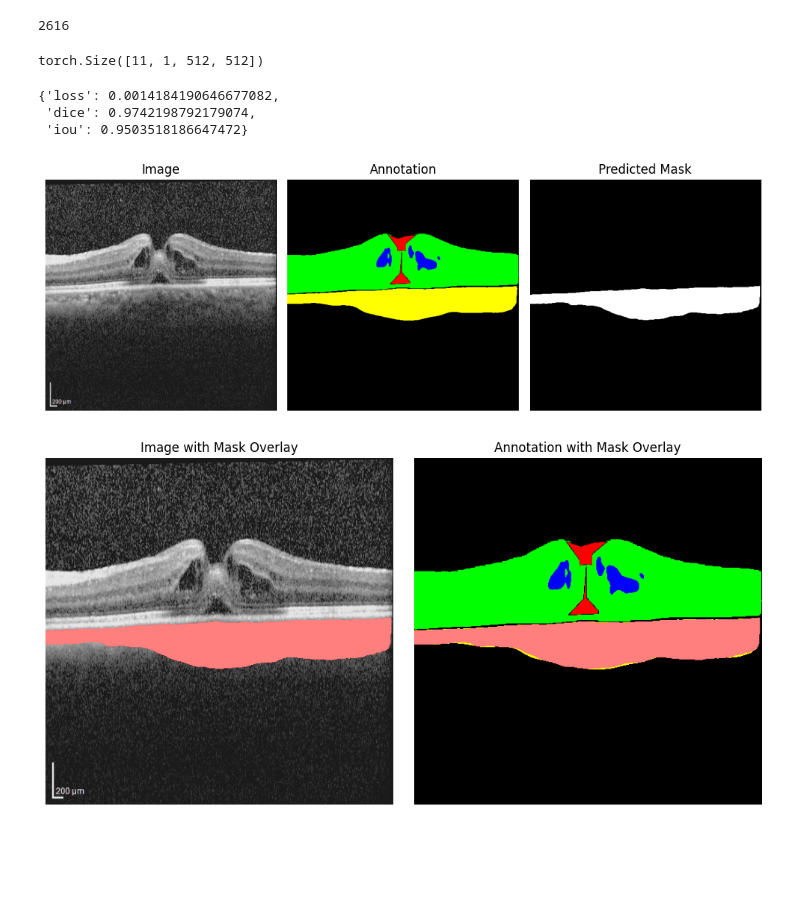
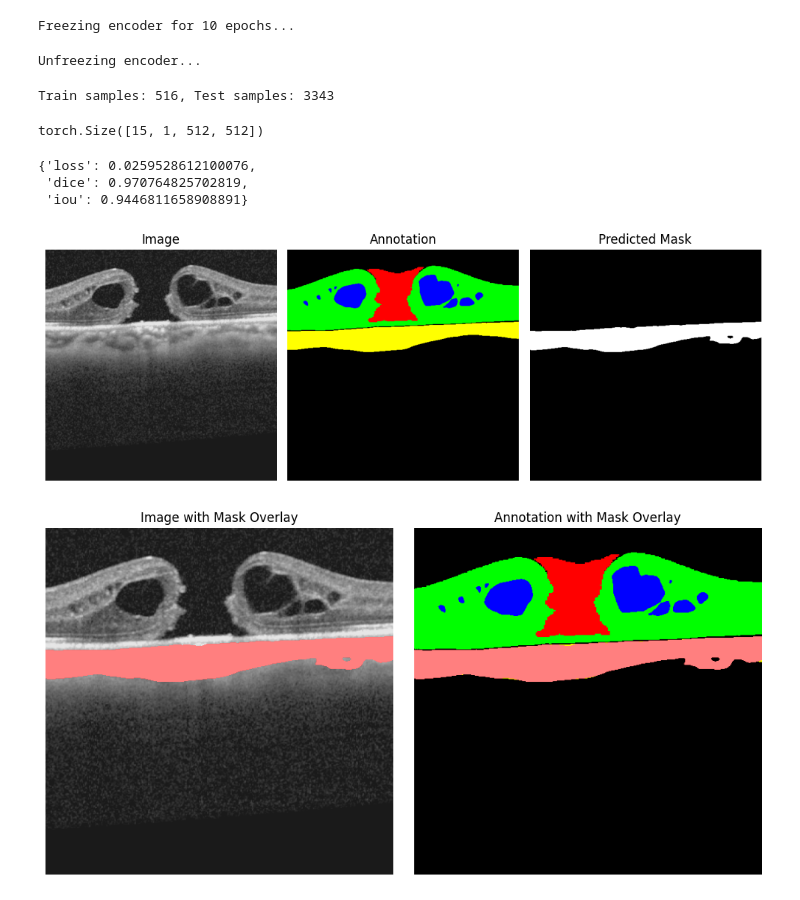
Before and after one commit to Arueris/Segmentation, a Jupyter notebook: train.ipynb, the cells around one changed output. Saved outputs shown, nothing was run; the diff lists cells and outputs as text; code cells hidden in the pictures; blank space fills up the shorter version.

```diff
--- a/train.ipynb
+++ b/train.ipynb
@@ -1,16 +1,18 @@
 # %%
 # model hyperparameter
-arch = "deeplabv3+"
+arch = "unet"
 encoder_name = "efficientnet-b0"
 encoder_weights = None
+encoder_weights_path = None # rf"trained_models/encoder_models/pretrained_{encoder_name}_oct.pth"
 
 # training hyperparameter
 batch_size = 16
+freeze_encoder_epochs = 0
 num_epochs = 20
 
 #dataset hyperparameter
 dataset_path = r"datasets/OCTDatasetOIMHS"
-train_portion = 0.7
+train_portion = 0.15
 augment = True
 max_rotate_deg = 0
 normalize = "none"
@@ -50,7 +52,8 @@ myModel = model.build_smp_model(
     encoder_weights=encoder_weights,
     in_channels=1,
     classes=1,
-    activation=None
+    activation=None,
+    encoder_weight_path=encoder_weights_path
 )
 # %%
 import torch
@@ -68,9 +71,7 @@ optimizer = optim.AdamW(
     myModel.parameters(),
     lr=1e-3,
     weight_decay=1e-4)
-num_epochs = 10
 
 device = torch.device("cuda" if torch.cuda.is_available() else "cpu")
-print(device)
 myModel.to(device)
 # %% [output]
@@ -95,7 +95,18 @@ DeepLabV3Plus(
 # %%
 from tqdm import tqdm
+
+if freeze_encoder_epochs > 0:
+    print(f"Freezing encoder for {freeze_encoder_epochs} epochs...")
+    for param in myModel.encoder.parameters():
+        param.requires_grad = False
+
 for epoch in range(num_epochs):
     myModel.train()
+
+    if epoch == freeze_encoder_epochs:
+        print("Unfreezing encoder...")
+        for param in myModel.encoder.parameters():
+            param.requires_grad = True
 
     for images, masks in tqdm(train_loader, desc=f"Epoch {epoch + 1}/{num_epochs}"):
         images = images.to(device)
@@ -106,6 +117,9 @@ for epoch in range(num_epochs):
         loss = loss_fn(logits, masks)
         loss.backward()
         optimizer.step()
+# %% [output]
+Freezing encoder for 10 epochs...
+Unfreezing encoder...
 # %%
 myModel.eval()
 
@@ -152,19 +166,20 @@ results = {
     "iou": running_iou / n_batches
 }
 # %%
-train_loader.dataset.__len__()
+
+print(f"Train samples: {len(train_loader.dataset)}, Test samples: {len(test_loader.dataset)}")
 # %% [output]
-2616
+Train samples: 516, Test samples: 3343
 # %%
 images.shape
 # %% [output]
-torch.Size([11, 1, 512, 512])
+torch.Size([15, 1, 512, 512])
 # %%
 results
 # %% [output]
-{'loss': 0.0014184190646677082,
- 'dice': 0.9742198792179074,
- 'iou': 0.9503518186647472}
+{'loss': 0.0259528612100076,
+ 'dice': 0.970764825702819,
+ 'iou': 0.9446811658908891}
 # %%
 import torch
 from datetime import datetime
@@ -183,8 +198,8 @@ datasetpath = dataset_path
 images_path = Path(datasetpath) / "Images"
 annotations_path = Path(datasetpath) / "Annotations"
 
-pat = test_loader.dataset.participants[5]
-img_nr = 8
+pat = test_loader.dataset.participants[20]
+img_nr = 20
 
 img = Image.open(images_path / pat / f"{img_nr}.png")
 img_gray = img.convert("L")
@@ -212,32 +227,32 @@ axs[1].set_title("Annotation")
 axs[1].axis("off")
 
 axs[2].imshow(mask_np>0.5, cmap="gray")
 axs[2].set_title("Predicted Mask")
 axs[2].axis("off")
 
 plt.tight_layout()
 plt.show()
 
 #img and annotation with mask overlay
 
 img_overlay = img.copy().convert("RGBA")
 mask_overlay = Image.fromarray((mask_np > 0.5).astype(np.uint8) * 255).convert("L")
 red_mask = Image.new("RGBA", img_overlay.size, (255, 0, 0, 128))
 img_overlay.paste(red_mask, mask=mask_overlay)
 
 fig, axs = plt.subplots(1, 2, figsize=(10, 5))
 axs[0].imshow(img_overlay)
 axs[0].set_title("Image with Mask Overlay")
 axs[0].axis("off")
 
 ann_overlay = ann.copy().convert("RGBA")
 ann_red_mask = Image.new("RGBA", ann_overlay.size, (255, 0, 0, 128))
 ann_overlay.paste(ann_red_mask, mask=mask_overlay)
 axs[1].imshow(ann_overlay)
 axs[1].set_title("Annotation with Mask Overlay")
 axs[1].axis("off")
 plt.tight_layout()
 plt.show()
 # %% [output]
-[figure, old version]
+[figure, new version]
-[figure, old version]
+[figure, new version]
```
Also changed, not shown: parts of 1 cell of this notebook, 4 other files.
